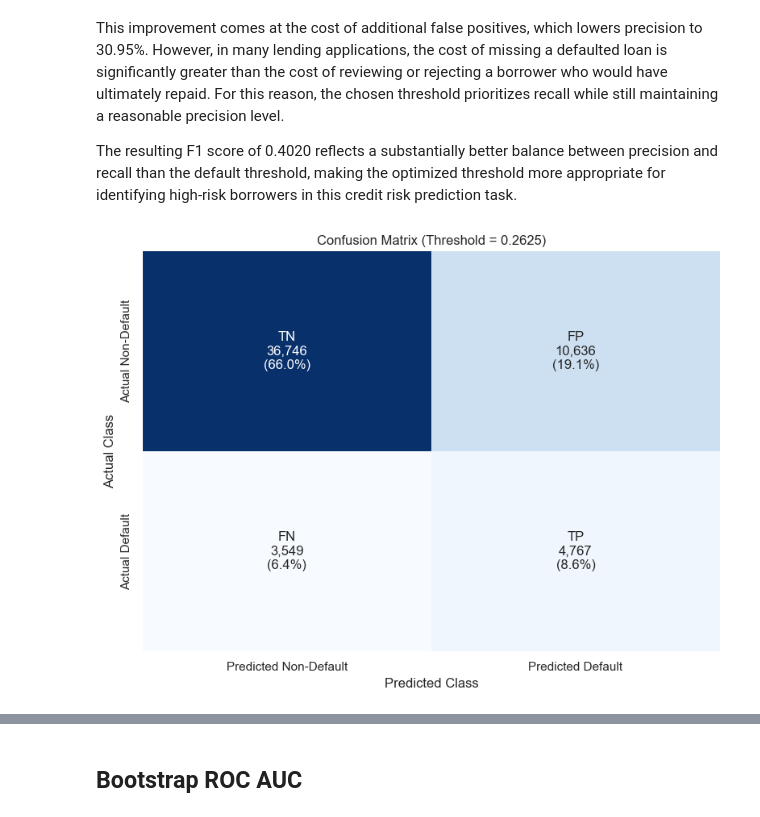
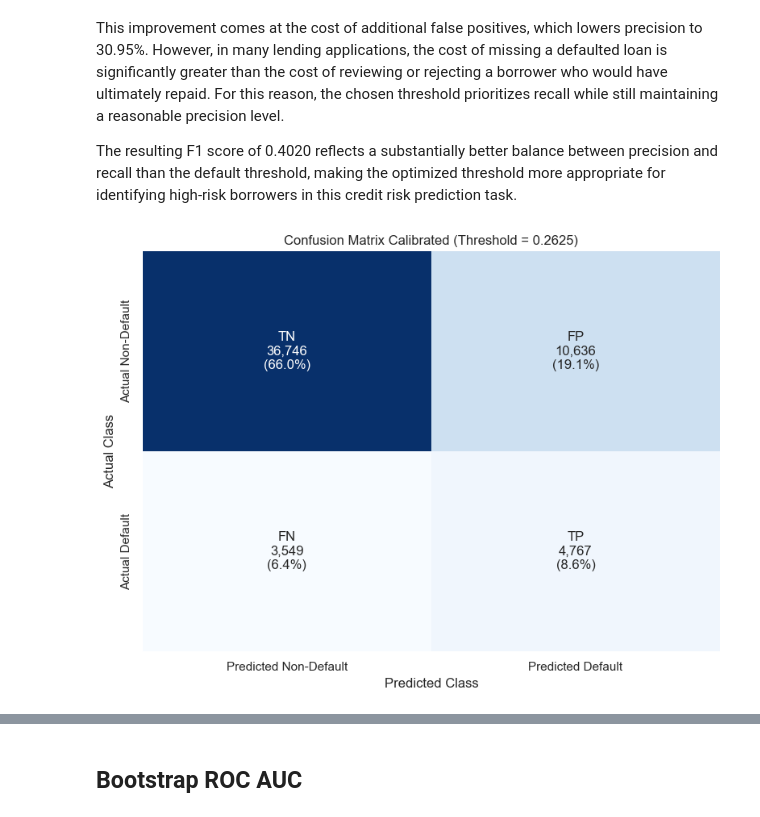
Before and after one commit to mariahwaslie/Loan-Default-Prediction-System-, a Jupyter notebook: notebooks/final_model.ipynb, the cells around one changed output, grey strips where cells are left out. Drawn from its saved outputs; the diff is of its cells as text; code cells hidden in the pictures.

```diff
--- a/notebooks/final_model.ipynb
+++ b/notebooks/final_model.ipynb
@@ -674,11 +635,3 @@ plt.legend()
 plt.show()
 # %% [output]
 [figure]
-# %%
-iso_model = CalibratedClassifierCV(
-    cat_boost_model,
-    method="isotonic",
-    cv=15
-)
-
-iso_model.fit(X_val, y_val, cat_features=categorical_cols )
@@ -712,0 +638,12 @@ plt.show()
+# %%
+iso_model = CalibratedClassifierCV(
+    estimator=cat_boost_model,
+    method="isotonic",
+    cv=15
+)
+
+iso_model.fit(
+        X_val,
+        y_val,
+        cat_features=cat_cols
+    )
@@ -846,10 +799,9 @@ The resulting F1 score of 0.4020 reflects a substantially better balance between
 # %%
 # Choose threshold
 threshold = 0.2625
-
-test_probs = iso_model.predict_proba(X_test)[:, 1]
+y_prob= iso_model.predict_proba(X_test)[:,1]
 # Convert probabilities to predictions
-y_pred = (test_probs >= threshold).astype(int)
+y_pred = (y_prob >= threshold).astype(int)
 
 # Compute confusion matrix
 cm = confusion_matrix(y_test, y_pred)
@@ -858,35 +810,33 @@ cm = confusion_matrix(y_test, y_pred)
 cm_percent = cm / cm.sum() * 100
 
 # Create labels with counts and percentages
 labels = np.array([
     [
         f"TN\n{cm[0,0]:,}\n({cm_percent[0,0]:.1f}%)",
         f"FP\n{cm[0,1]:,}\n({cm_percent[0,1]:.1f}%)"
     ],
     [
         f"FN\n{cm[1,0]:,}\n({cm_percent[1,0]:.1f}%)",
         f"TP\n{cm[1,1]:,}\n({cm_percent[1,1]:.1f}%)"
     ]
 ])
 
 # Plot
 plt.figure(figsize=(8, 6))
-
 sns.heatmap(
     cm,
     annot=labels,
     fmt="",
     cmap="Blues",
     cbar=False,
     xticklabels=["Predicted Non-Default", "Predicted Default"],
     yticklabels=["Actual Non-Default", "Actual Default"]
 )
-
-plt.title(f"Confusion Matrix (Threshold = {threshold:.4f})")
+plt.title(f"Confusion Matrix Calibrated (Threshold = {threshold:.4f})")
 plt.xlabel("Predicted Class")
 plt.ylabel("Actual Class")
 plt.tight_layout()
 plt.show()
 # %% [output]
-[figure, old version]
+[figure, new version]
 # %% [markdown]
```
Also changed, not shown: parts of 38 cells of this notebook, 1 other file.
